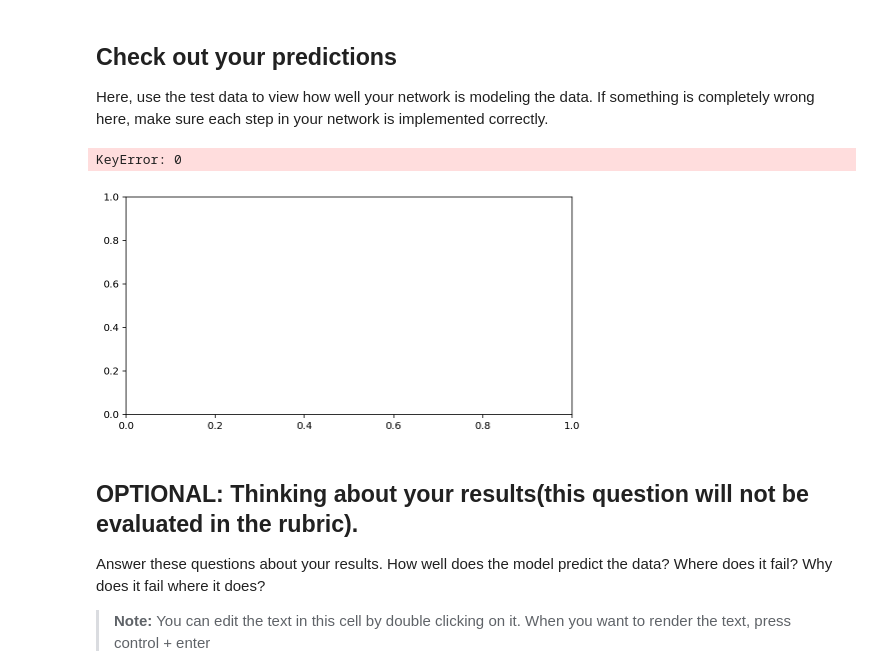
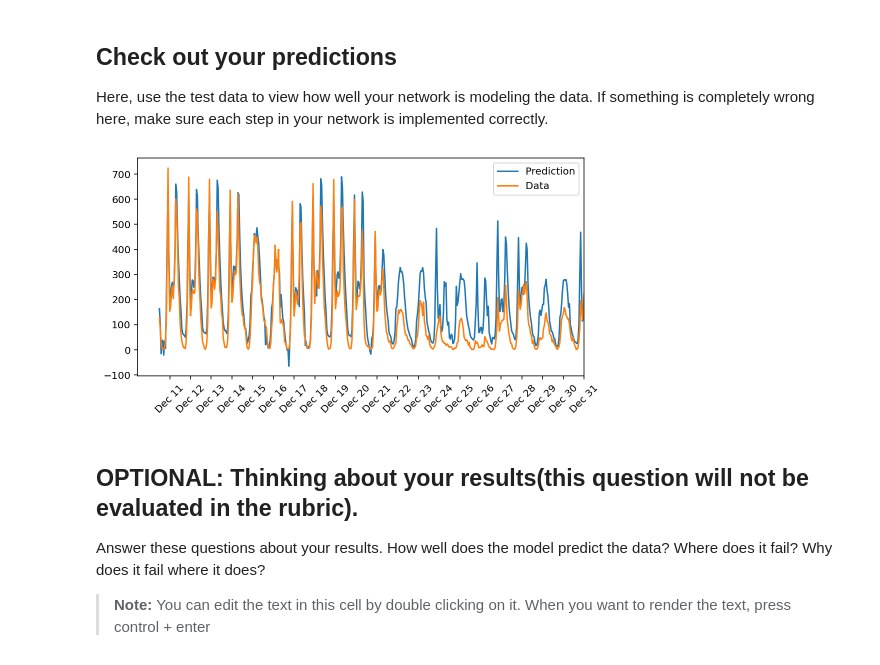
Before and after one commit to bnagallo/DL1-project-bike-sharing, a Jupyter notebook: Predicting_bike_sharing_data.ipynb, the cells around one changed output. Saved outputs shown, nothing was run; the diff lists cells and outputs as text; code cells hidden in the pictures.

```diff
--- a/Predicting_bike_sharing_data.ipynb
+++ b/Predicting_bike_sharing_data.ipynb
@@ -383,20 +497,19 @@ Here, use the test data to view how well your network is modeling the data. If s
 # %%
 fig, ax = plt.subplots(figsize=(8,4))
 
 mean, std = scaled_features['cnt']
 predictions = network.run(test_features).T*std + mean
 ax.plot(predictions[0], label='Prediction')
 ax.plot((test_targets['cnt']*std + mean).values, label='Data')
 ax.set_xlim(right=len(predictions))
 ax.legend()
 
-dates = pd.to_datetime(rides.ix[test_data.index]['dteday'])
+dates = pd.to_datetime(rides.iloc[test_data.index]['dteday'])
 dates = dates.apply(lambda d: d.strftime('%b %d'))
 ax.set_xticks(np.arange(len(dates))[12::24])
 _ = ax.set_xticklabels(dates[12::24], rotation=45)
 # %% [output]
-KeyError: 0
-[figure, old version]
+[figure, new version]
 # %% [markdown]
 ## OPTIONAL: Thinking about your results(this question will not be evaluated in the rubric).
 
```
Also changed, not shown: parts of 14 cells of this notebook, 1 other file.
